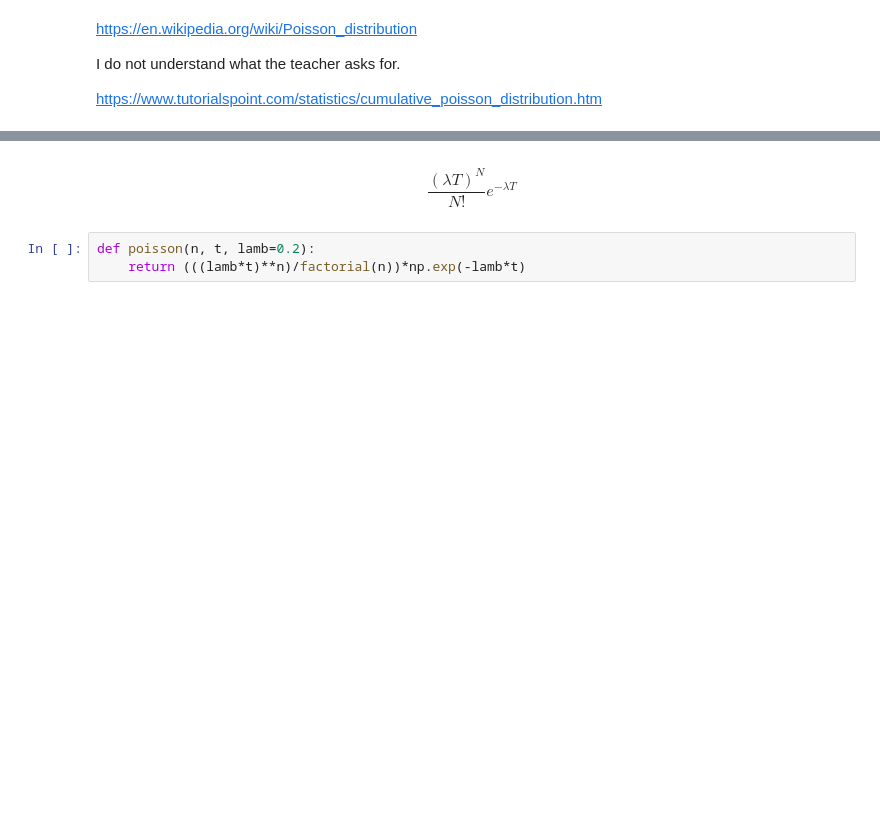
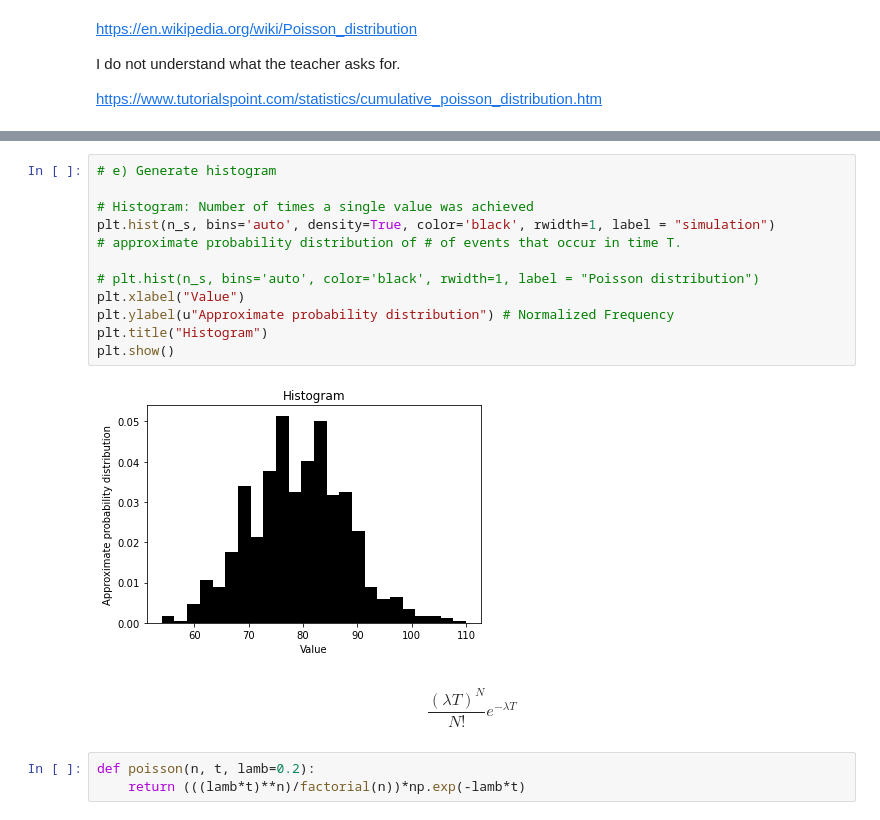
Before and after one commit to DanidelRio/Neuro_classes, a Jupyter notebook: Phys_bio/HW4_poisson_process.ipynb, the cells around one changed output, grey strips where cells are left out. Saved outputs shown, nothing was run; the diff lists cells and outputs as text; blank space fills up the shorter version.

```diff
--- a/Phys_bio/HW4_poisson_process.ipynb
+++ b/Phys_bio/HW4_poisson_process.ipynb
@@ -11,3 +81,17 @@ import matplotlib.pyplot as plt
+# %%
+# e) Generate histogram
+
+# Histogram: Number of times a single value was achieved
+plt.hist(n_s, bins='auto', density=True, color='black', rwidth=1, label = "simulation")
+# approximate probability distribution of # of events that occur in time T.
+
+# plt.hist(n_s, bins='auto', color='black', rwidth=1, label = "Poisson distribution")
+plt.xlabel("Value")
+plt.ylabel(u"Approximate probability distribution") # Normalized Frequency
+plt.title("Histogram")
+plt.show()
+# %% [output]
+[figure, added]
 # %% [markdown]
 $$\frac{(\lambda T)^N}{N!}e^{-\lambda T}$$
 # %%
```
Also changed, not shown: parts of 11 cells of this notebook.
